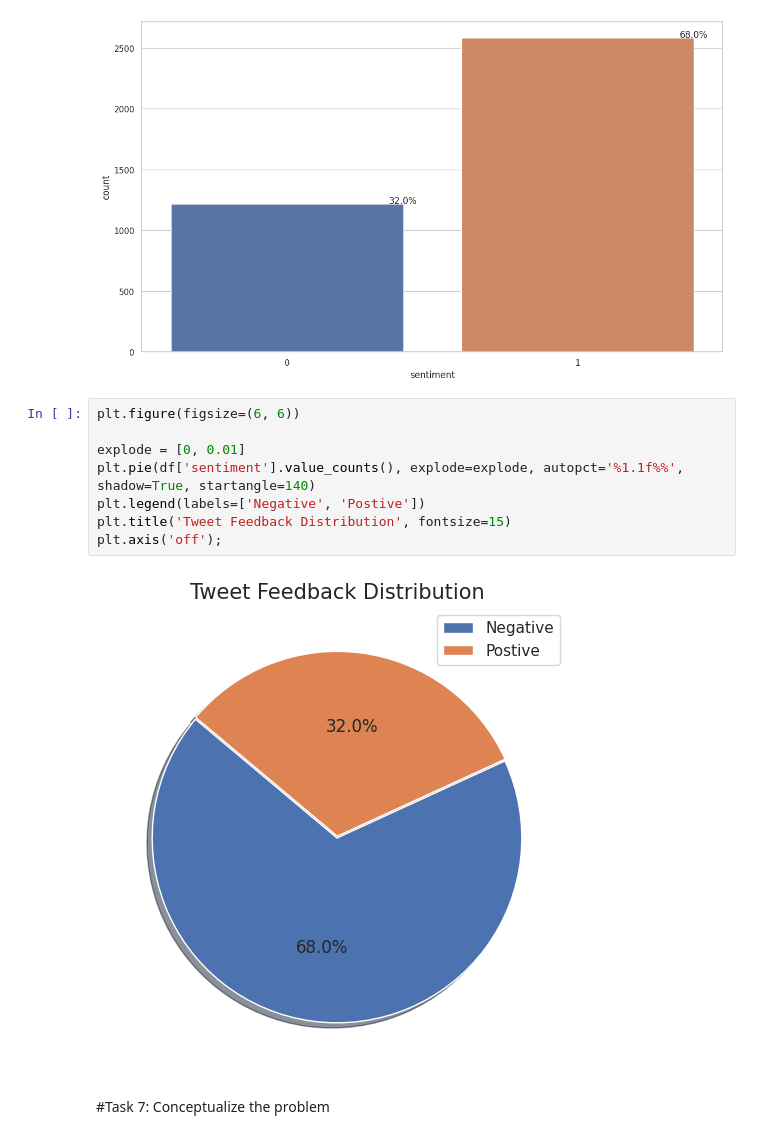
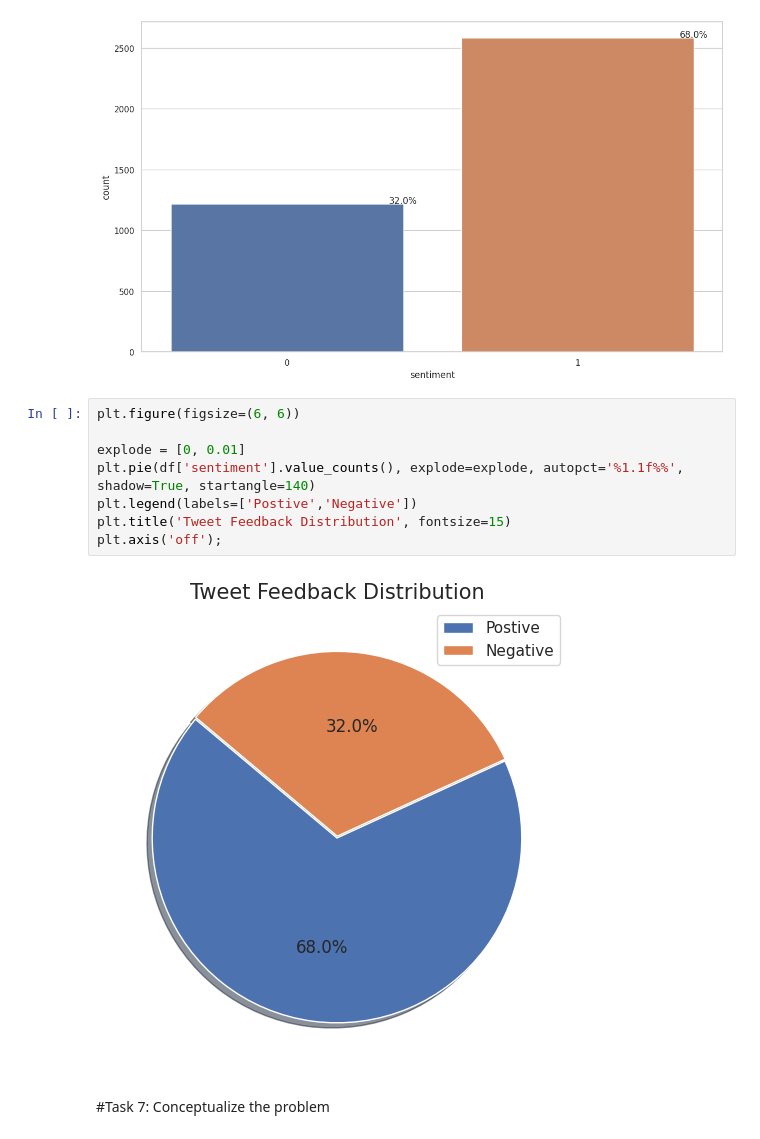
Before and after one commit to Spatino87/Predictive_Analytics, a Jupyter notebook: Apple_Tweets_Sentiment_Analysis_12_20_23.ipynb, the cells around one changed output. Cells and saved outputs as stored; diff of their text form.

```diff
--- a/Apple_Tweets_Sentiment_Analysis_12_20_23.ipynb
+++ b/Apple_Tweets_Sentiment_Analysis_12_20_23.ipynb
@@ -334,13 +334,13 @@ plt.show()
 # %%
 plt.figure(figsize=(6, 6))
 
 explode = [0, 0.01]
 plt.pie(df['sentiment'].value_counts(), explode=explode, autopct='%1.1f%%', shadow=True, startangle=140)
-plt.legend(labels=['Negative', 'Postive'])
+plt.legend(labels=['Postive','Negative'])
 plt.title('Tweet Feedback Distribution', fontsize=15)
 plt.axis('off');
 # %% [output]
-[figure, old version]
+[figure, new version]
 # %% [markdown]
 #Task 7: Conceptualize the problem
 # %%
```
Also changed, not shown: parts of 3 cells of this notebook.
